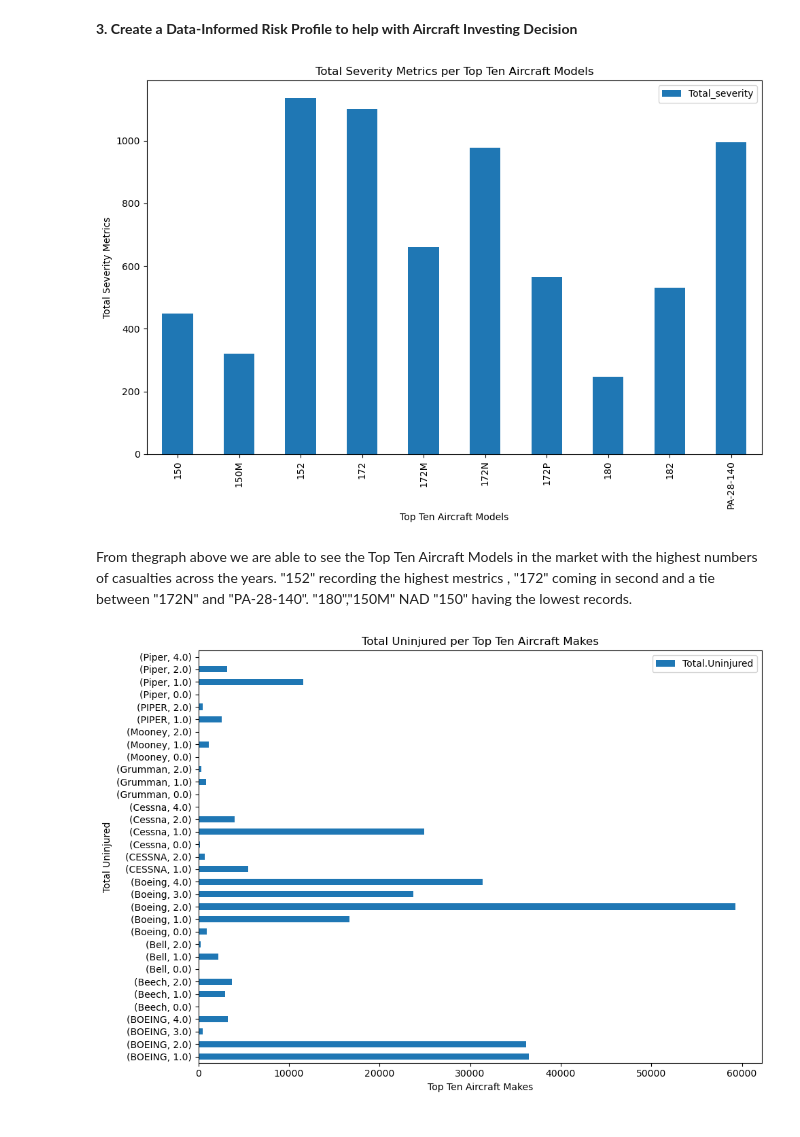
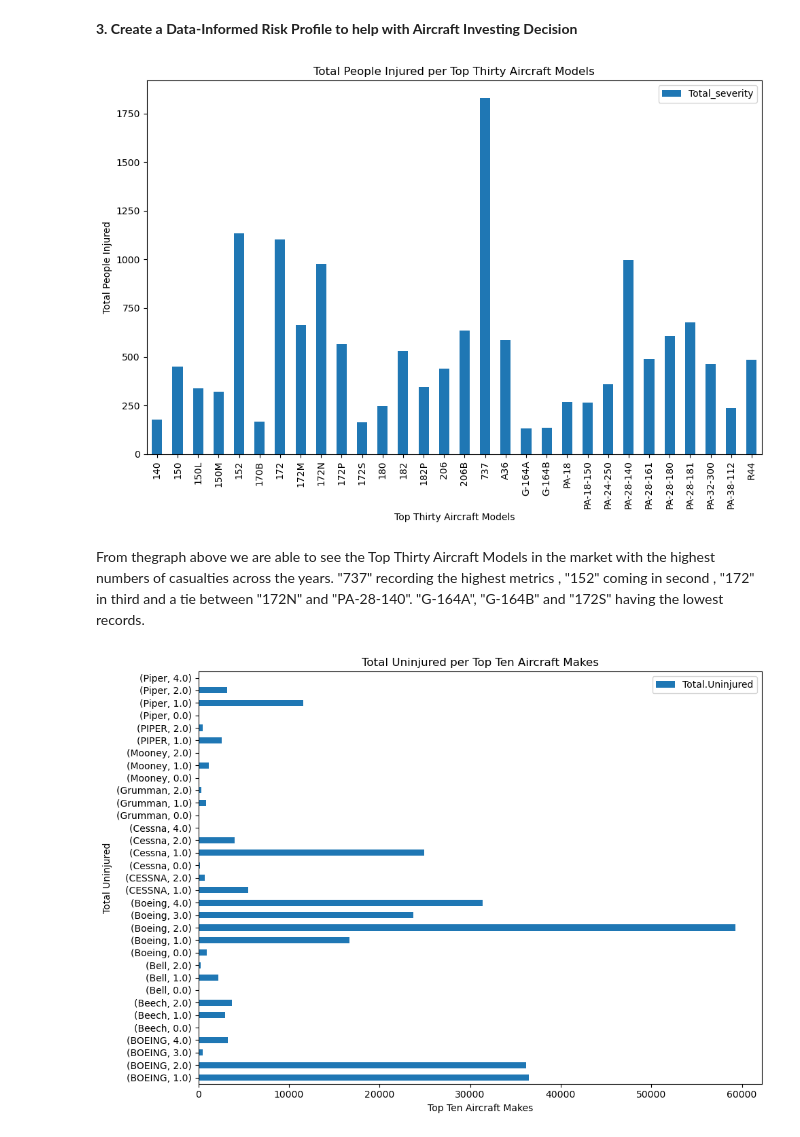
Before and after one commit to Sammy-751/DATA-SCIENCE-PH-01, a Jupyter notebook: Project Phase I .ipynb, the cells around one changed output. Cells and saved outputs as stored; diff of their text form; code cells hidden in the pictures.

Commit message:
Finished up the visualitions and more did adjestments

```diff
--- a/Project Phase I .ipynb
+++ b/Project Phase I .ipynb
@@ -40,7 +40,7 @@ import numpy as np
 import matplotlib.pyplot as plt
 %matplotlib inline
 # %%
-df = pd.read_csv("AviationData.csv", encoding= "latin-1")
+df = pd.read_csv("AviationData.csv", encoding= "latin-1", lowmemory= False)
 df.replace("-", np.nan, inplace=True)
 #used latin-1 beacause utf-18 wasn't able to encode the csv file.
 df
@@ -714,21 +714,21 @@ From the graph, VMC(good weather conditions) experience the highest number of Un
 **3. Create a Data-Informed Risk Profile to help with Aircraft Investing Decision**
 # %%
 #To check the model with the most number of I njured people that have used it over the years
-top_models = df["Model"].value_counts().head(10).index#get the top ten names of the models
+top_models = df["Model"].value_counts().head(30).index#get the top thirty names of the models
 models = df[df["Model"].isin(top_models)]#collect the number of times/counts in the entire column
 model_metrics = models.groupby("Model")["Total_severity"].sum()#group the make and no. of engines by the total uninjured, limiting it to the models
 model_metrics.plot(kind="bar",figsize=(10,7))#plotting
-plt.title("Total Severity Metrics per Top Ten Aircraft Models")
-plt.xlabel("Top Ten Aircraft Models")
-plt.ylabel("Total Severity Metrics")
+plt.title("Total People Injured per Top Thirty Aircraft Models")
+plt.xlabel("Top Thirty Aircraft Models")
+plt.ylabel("Total People Injured")
 plt.tight_layout()
 plt.legend()
 plt.show()
 # %% [output]
-[figure, old version]
+[figure, new version]
 # %% [markdown]
-From thegraph above we are able to see the Top Ten Aircraft Models in the market with the highest numbers of casualties across the years.
-"152" recording the highest mestrics , "172" coming in second and a tie between "172N" and "PA-28-140". "180","150M" NAD "150" having the lowest records.
+From thegraph above we are able to see the Top Thirty Aircraft Models in the market with the highest numbers of casualties across the years.
+"737" recording the highest metrics , "152" coming in second , "172" in third and a tie between "172N" and "PA-28-140". "G-164A", "G-164B" and "172S" having the lowest records.
 # %%
 #To check the safest Aircraft Make and Number of Engines with the number of uninjured people that have used it over the years
 top_makes = df["Make"].value_counts().head(10).index#get the top ten names of the plane
```
Also changed, not shown: parts of 9 cells of this notebook.
